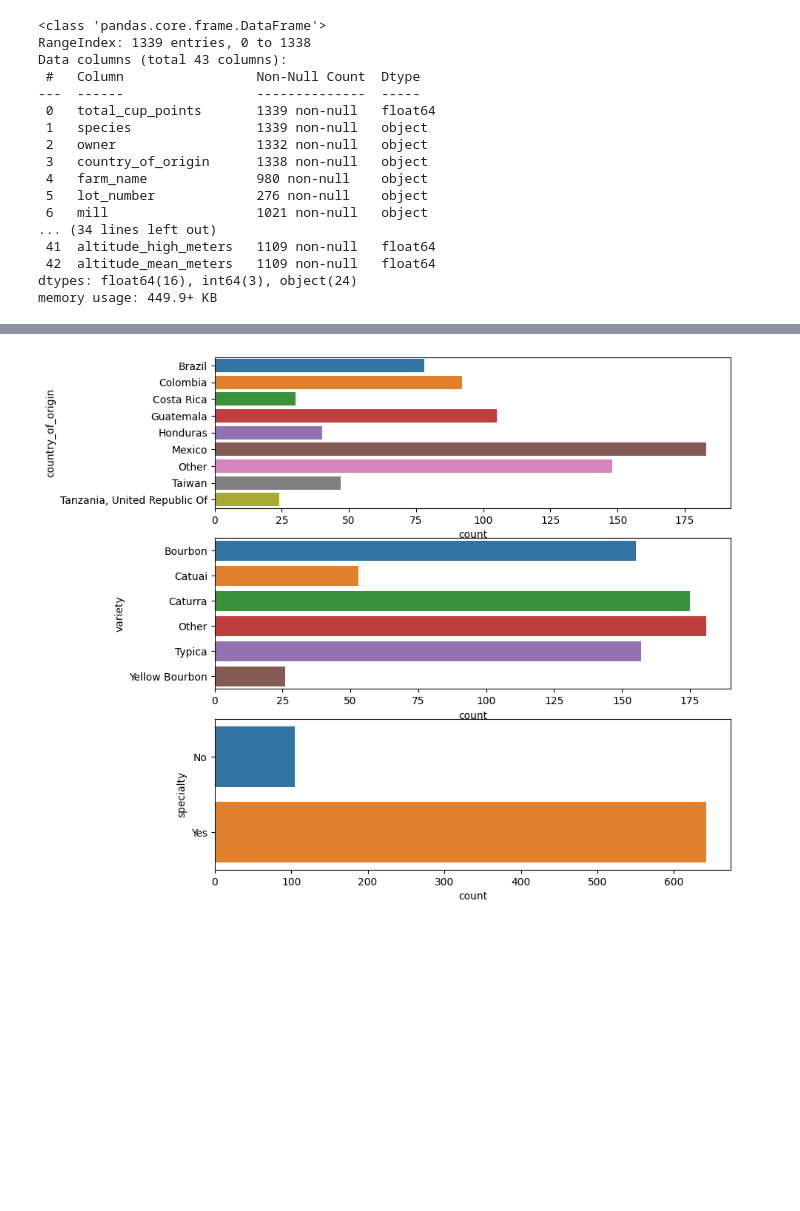
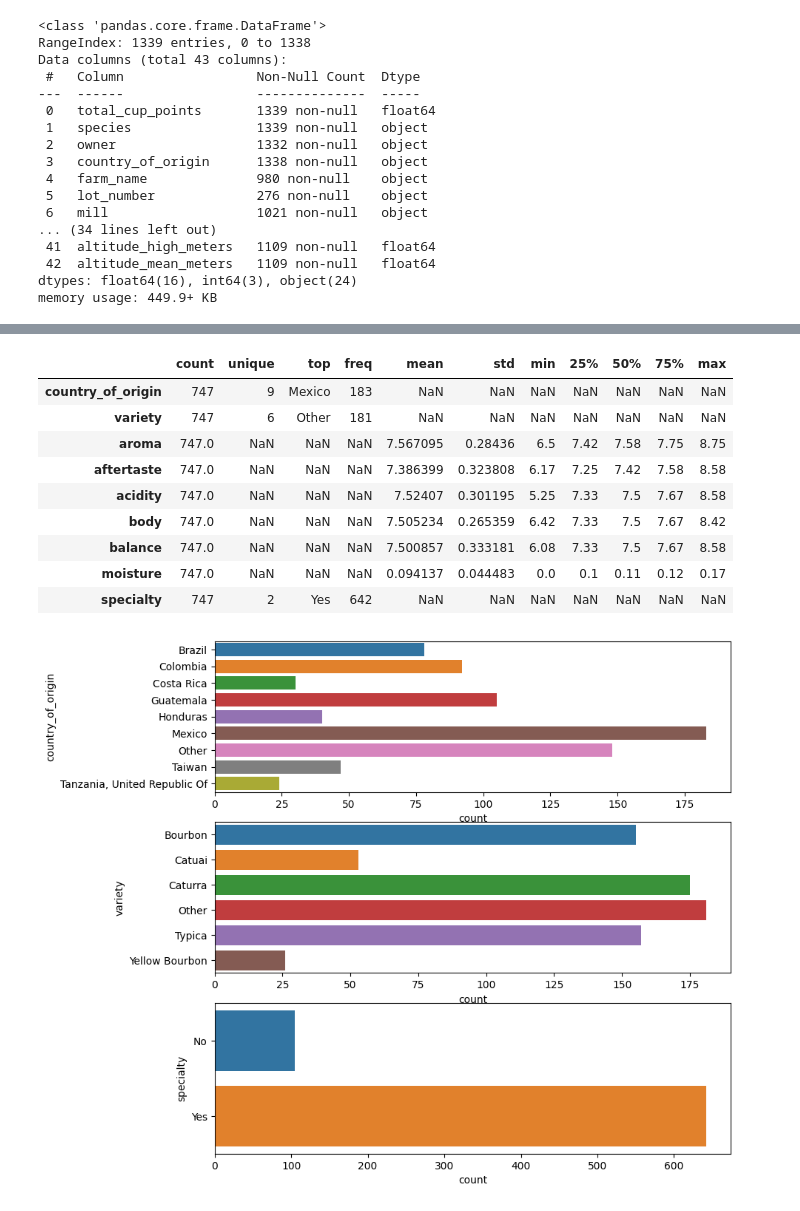
Before and after one commit to felixjbo/coffee_quality, a Jupyter notebook: notebooks/notebook.ipynb, the cells around one changed output, grey strips where cells are left out. Saved outputs shown, nothing was run; the diff lists cells and outputs as text; code cells hidden in the pictures; blank space fills up the shorter version.

```diff
--- a/notebooks/notebook.ipynb
+++ b/notebooks/notebook.ipynb
@@ -30,8 +30,8 @@ import pickle
 # balance, etc - may be useful for either separating into visualizations/categories or for
 # modeling/recommenders.
 # https://github.com/rfordatascience/tidytuesday/blob/master/data/2020/2020-07-07/readme.md
-
-url = 'https://raw.githubusercontent.com/rfordatascience/' + 'tidytuesday/master/data/2020/2020-07-07/coffee_ratings.csv'
+url = 'https://raw.githubusercontent.com/rfordatascience/' + \
+'tidytuesday/master/data/2020/2020-07-07/coffee_ratings.csv'
 df_raw = pd.read_csv(url)
 df_raw.to_csv('../data/raw/coffee.csv')
 df_raw.info()
@@ -72,10 +87,10 @@ df_interim = df_interim[['total_cup_points',
                          'moisture']]
 df_interim = df_interim.dropna()
 
-top_varieties = {'Caturra', 'Typica', 'Bourbon', 'Catuai', 'Yellow Bourbon'}
+top_varieties = ['Caturra', 'Typica', 'Bourbon', 'Catuai', 'Yellow Bourbon']
 df_interim.variety = df_interim.variety.apply(lambda x: x if x in top_varieties else 'Other')
 
-top_countries = {'Mexico', 'Guatemala', 'Colombia', 'Brazil', 'Taiwan', 'Honduras', 'Costa Rica', 'Tanzania, United Republic Of'}
+top_countries = [ 'Mexico', 'Guatemala', 'Colombia', 'Brazil', 'Taiwan', 'Honduras', 'Costa Rica', 'Tanzania, United Republic Of']
 df_interim.country_of_origin = df_interim.country_of_origin.apply(lambda x: x if x in top_countries else 'Other')
 
 df_interim['specialty'] = df_interim.total_cup_points.apply(lambda x: 'Yes' if x > 80 else 'No')
@@ -99,2 +134,15 @@ df_train = pd.concat([X_train, y_train], axis=1)
+# %%
+df_train.describe(include='all').T
+# %% [output]
+|  | count | unique | top | freq | mean | std | min | 25% | 50% | 75% | max |
+| country_of_origin | 747 | 9 | Mexico | 183 | NaN | NaN | NaN | NaN | NaN | NaN | NaN |
+| variety | 747 | 6 | Other | 181 | NaN | NaN | NaN | NaN | NaN | NaN | NaN |
+| aroma | 747.0 | NaN | NaN | NaN | 7.567095 | 0.28436 | 6.5 | 7.42 | 7.58 | 7.75 | 8.75 |
+| aftertaste | 747.0 | NaN | NaN | NaN | 7.386399 | 0.323808 | 6.17 | 7.25 | 7.42 | 7.58 | 8.58 |
+| acidity | 747.0 | NaN | NaN | NaN | 7.52407 | 0.301195 | 5.25 | 7.33 | 7.5 | 7.67 | 8.58 |
+| body | 747.0 | NaN | NaN | NaN | 7.505234 | 0.265359 | 6.42 | 7.33 | 7.5 | 7.67 | 8.42 |
+| balance | 747.0 | NaN | NaN | NaN | 7.500857 | 0.333181 | 6.08 | 7.33 | 7.5 | 7.67 | 8.58 |
+| moisture | 747.0 | NaN | NaN | NaN | 0.094137 | 0.044483 | 0.0 | 0.1 | 0.11 | 0.12 | 0.17 |
+| specialty | 747 | 2 | Yes | 642 | NaN | NaN | NaN | NaN | NaN | NaN | NaN |
 # %%
 cats = df_train.select_dtypes('category')
```
Also changed, not shown: parts of 11 cells of this notebook.
